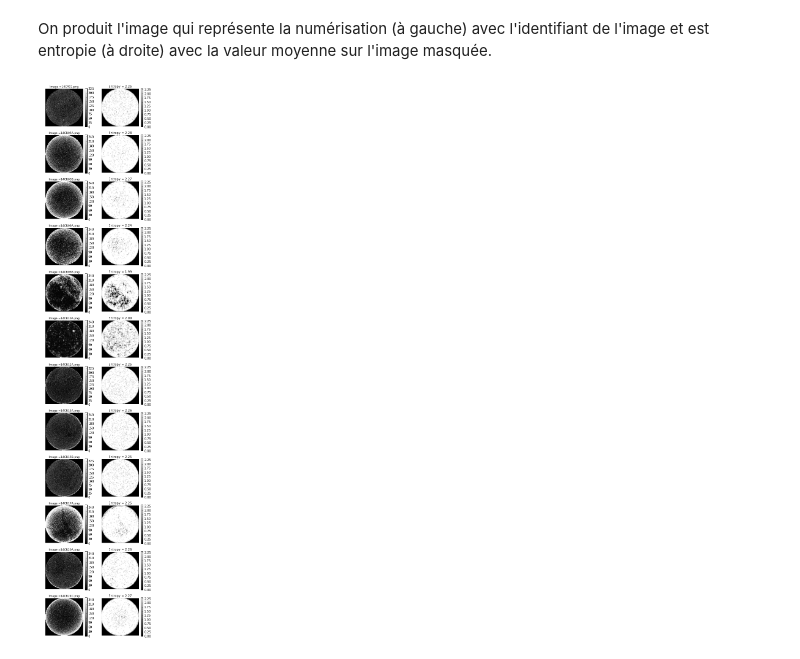
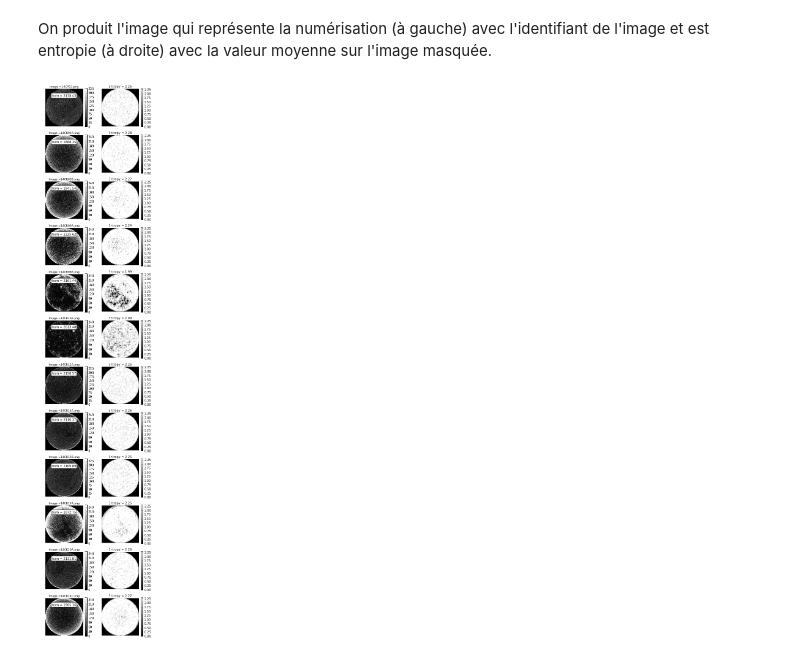
Before and after one commit to lperozzi/CTScan_entropy, a Jupyter notebook: CTScan_entropy.ipynb, the cells around one changed output. Cells and saved outputs as stored; diff of their text form; code cells hidden in the pictures.

Commit message:
Homogeneity index

```diff
--- a/CTScan_entropy.ipynb
+++ b/CTScan_entropy.ipynb
@@ -55,27 +57,33 @@ On produit l'image qui représente la numérisation (à gauche) avec l'identifia
 # %%
 nrows = len(im)
 fig, axes = plt.subplots(nrows, 2,figsize=(6, 32), sharex=True,sharey=True,subplot_kw={"adjustable": "box-forced"})
+bbox_props = dict(boxstyle="round,pad=0.3", lw=1,fc='white')
+
 def main():
     for i,row in enumerate(axes):
         x = io.imread(im[i],as_grey=True)
         x = img_as_ubyte(x)
         y = entropy(x,disk(1))
         y_mean = np.mean(y[inner_mask])
-        plot(row, x, y,y_mean,im[i])
+        glcm = greycomatrix(x, [1], [0], 256)
+        hom = greycoprops(glcm, 'homogeneity')
+        plot(row, x, y,y_mean,im[i],hom)
 
     plt.show()
     fig.savefig('CTScan_entropy.pdf',bbox_inches='tight')
 
-def plot(axrow, x, y,y_mean,im):
+def plot(axrow, x, y,y_mean,im,hom):
     im0 = axrow[0].imshow(x,  cmap=plt.cm.gray)
     axrow[0].set_title("Image ="+ str(im),fontsize=9)
     axrow[0].axis("off")
+    axrow[0].text(46, 16, "hom = "+str(round(hom,2)), ha="center", va="center",size=10,bbox=bbox_props)
     fig.colorbar(im0, ax=axrow[0])
     im1 = axrow[1].imshow(y,  cmap=plt.cm.gray)
     axrow[1].set_title("Entropy = "+str(round(y_mean,2)),fontsize=10)
     axrow[1].axis("off")
+
     fig.colorbar(im1, ax=axrow[1])
 
 main()
 # %% [output]
-[figure, old version]
+[figure, new version]
```
Also changed, not shown: parts of 2 cells of this notebook, 1 other file.
